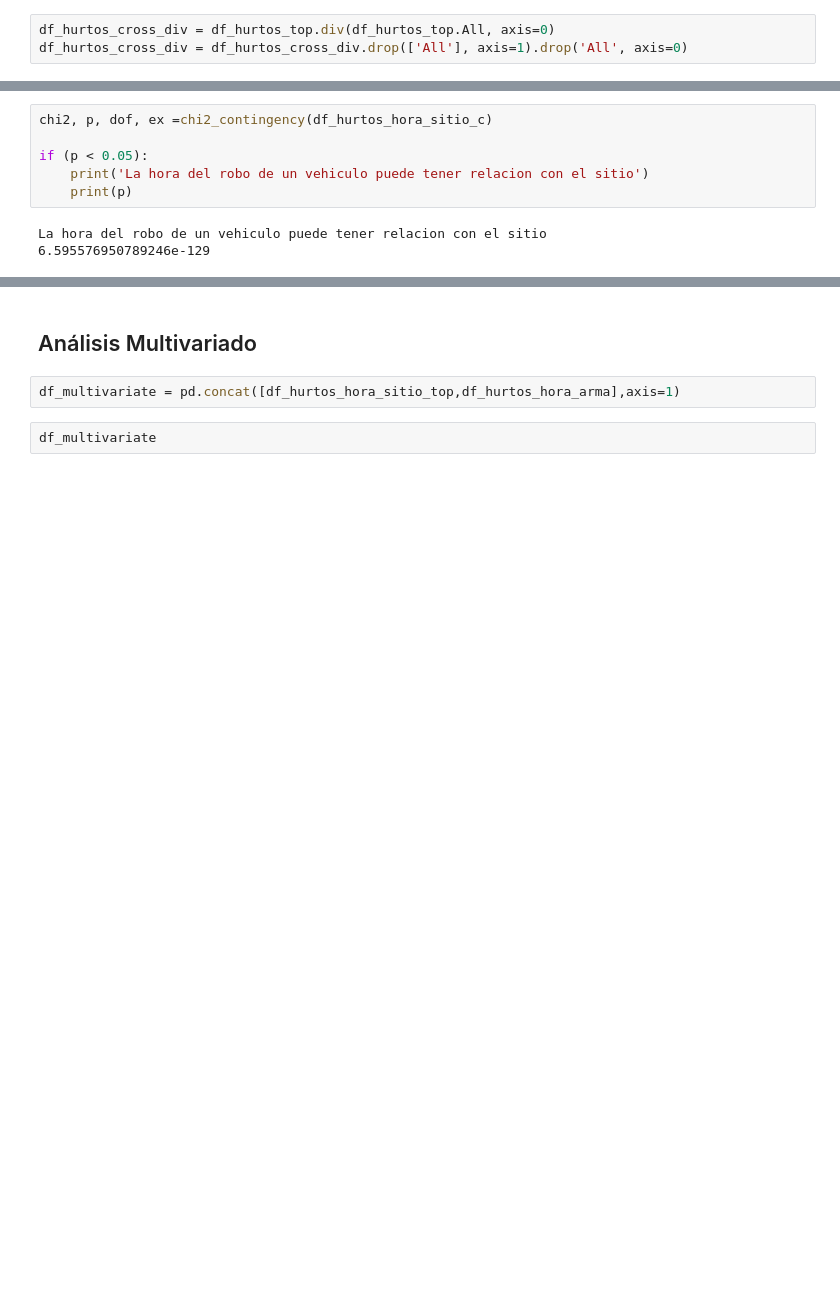
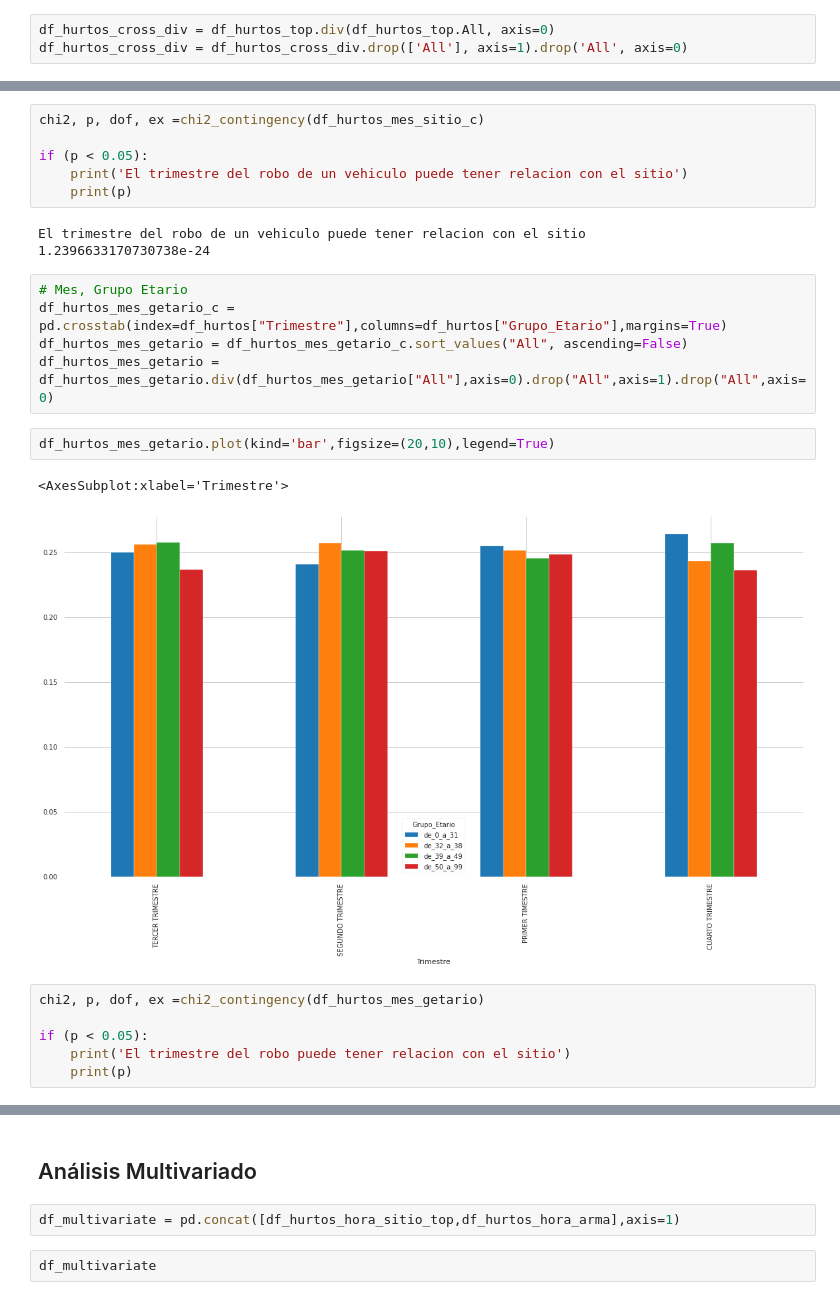
Before and after one commit to omalagon/cda-hurtos-colombia, a Jupyter notebook: Hurtos.ipynb, the cells around one changed output, grey strips where cells are left out. Cells and saved outputs as stored; diff of their text form; blank space fills up the shorter version.

```diff
--- a/Hurtos.ipynb
+++ b/Hurtos.ipynb
@@ -229,9 +254,25 @@ df_hurtos_hora_sitio_top.iloc[:,1:].plot(kind='bar',figsize=(20,10),legend=True)
 # %%
-chi2, p, dof, ex =chi2_contingency(df_hurtos_hora_sitio_c)
+chi2, p, dof, ex =chi2_contingency(df_hurtos_mes_sitio_c)
 
 if (p < 0.05):
-    print('La hora del robo de un vehiculo puede tener relacion con el sitio')
+    print('El trimestre del robo de un vehiculo puede tener relacion con el sitio')
     print(p)
 # %% [output]
-La hora del robo de un vehiculo puede tener relacion con el sitio
-6.595576950789246e-129
+El trimestre del robo de un vehiculo puede tener relacion con el sitio
+1.2396633170730738e-24
+# %%
+# Mes, Grupo Etario
+df_hurtos_mes_getario_c = pd.crosstab(index=df_hurtos["Trimestre"],columns=df_hurtos["Grupo_Etario"],margins=True)
+df_hurtos_mes_getario = df_hurtos_mes_getario_c.sort_values("All", ascending=False)
+df_hurtos_mes_getario = df_hurtos_mes_getario.div(df_hurtos_mes_getario["All"],axis=0).drop("All",axis=1).drop("All",axis=0)
+# %%
+df_hurtos_mes_getario.plot(kind='bar',figsize=(20,10),legend=True)
+# %% [output]
+<AxesSubplot:xlabel='Trimestre'>
+[figure, added]
+# %%
+chi2, p, dof, ex =chi2_contingency(df_hurtos_mes_getario)
+
+if (p < 0.05):
+    print('El trimestre del robo puede tener relacion con el sitio')
+    print(p)
```
Also changed, not shown: parts of 19 cells of this notebook.
